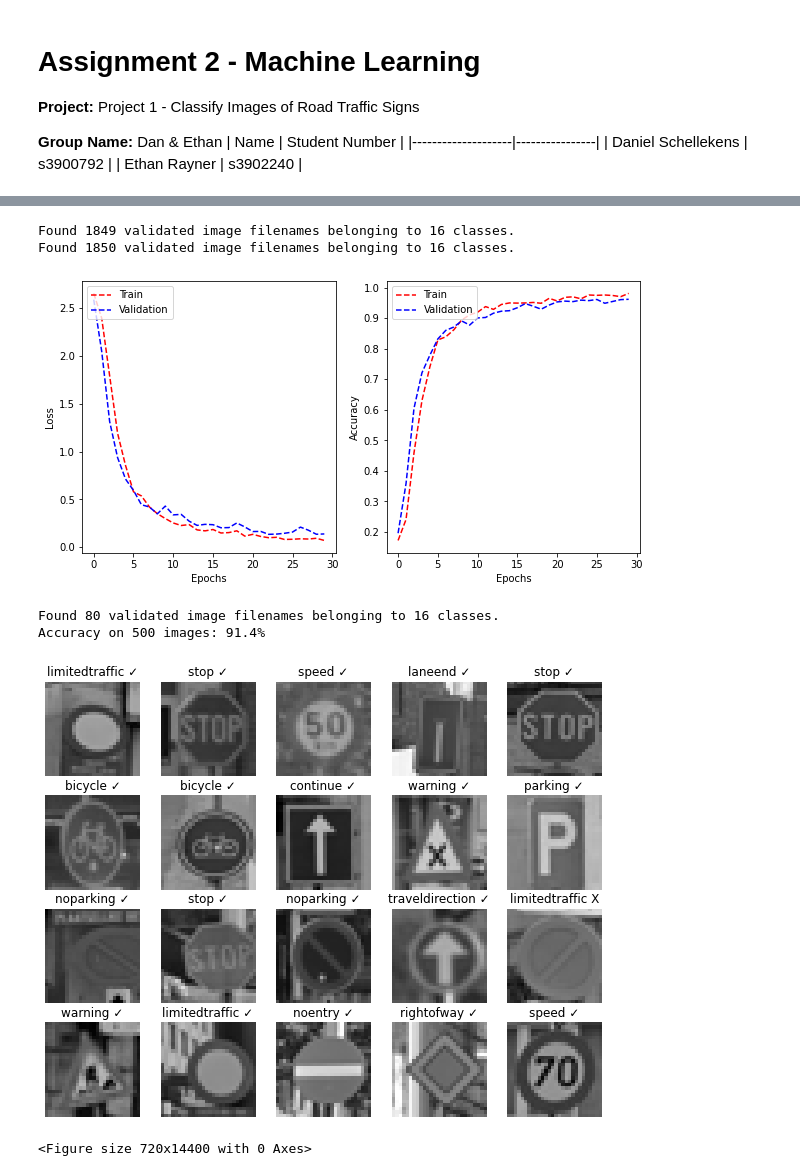
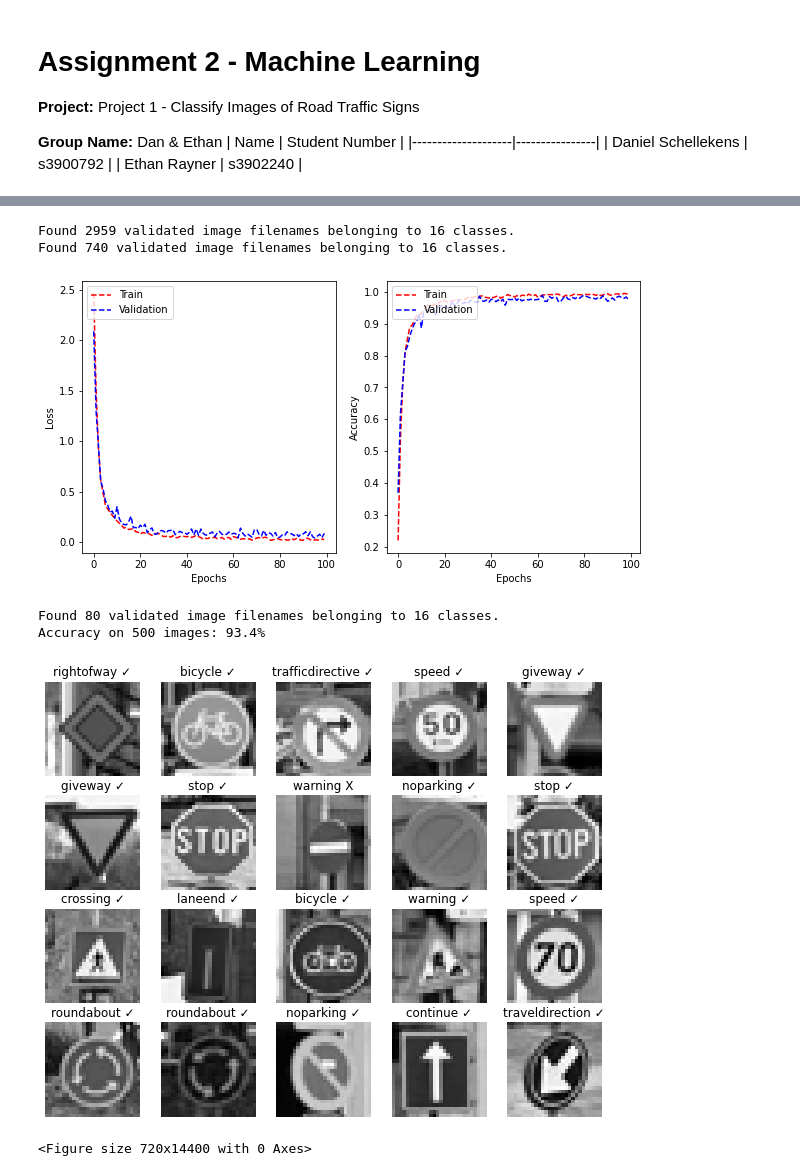
Before and after one commit to Ethan-Rayner/RoadSignClassification, a Jupyter notebook: dan_merge.ipynb, the cells around one changed output, grey strips where cells are left out. Saved outputs shown, nothing was run; the diff lists cells and outputs as text; code cells hidden in the pictures.

```diff
--- a/dan_merge.ipynb
+++ b/dan_merge.ipynb
@@ -9,7 +9,7 @@
 | Ethan Rayner       | s3902240       |
 # %%
 IMAGES_FILE = "images.csv"
-TEST_TRAIN_SPLIT = 0.5
+TEST_TRAIN_SPLIT = 0.2
 
 from models.utils import prep_data
 
@@ -27,21 +35,20 @@ Validation set: 1850 rows
 # %%
-CLASS_COLUMN = "type"
 IMAGE_SIZE = 28
 BATCH_SIZE = 32
-EPOCHS = 30
+EPOCHS = 100
 
 import models.vgg as vgg
 from models.utils import history_graph
 from models.utils import create_generator
 
 vgg_train_images = create_generator(train_data, CLASS_COLUMN, IMAGE_SIZE, BATCH_SIZE)
 vgg_val_images = create_generator(val_data, CLASS_COLUMN, IMAGE_SIZE, BATCH_SIZE)
 vgg_model, vgg_history = vgg.fit_model(data, CLASS_COLUMN, vgg_train_images, vgg_val_images, IMAGE_SIZE, EPOCHS)
 history_graph(vgg_history)
 # %% [output]
-Found 1849 validated image filenames belonging to 16 classes.
-Found 1850 validated image filenames belonging to 16 classes.
+Found 2959 validated image filenames belonging to 16 classes.
+Found 740 validated image filenames belonging to 16 classes.
-[figure, old version]
+[figure, new version]
 # %%
 NUM_TO_TEST_VISUALLY = 20
 NUM_TO_TEST_ACCURACY = 500
@@ -57,6 +64,6 @@ vgg_test_accuracy = score_accuracy(vgg_model, vgg_test_images, NUM_TO_TEST_ACCUR
 print("Accuracy on {} images: {:.1f}%".format(NUM_TO_TEST_ACCURACY, vgg_test_accuracy * 100))
 # %% [output]
 Found 80 validated image filenames belonging to 16 classes.
-Accuracy on 500 images: 91.4%
+Accuracy on 500 images: 93.4%
-[figure, old version]
+[figure, new version]
 <Figure size 720x14400 with 0 Axes>
```
Also changed, not shown: parts of 2 cells of this notebook, 4 other files.
